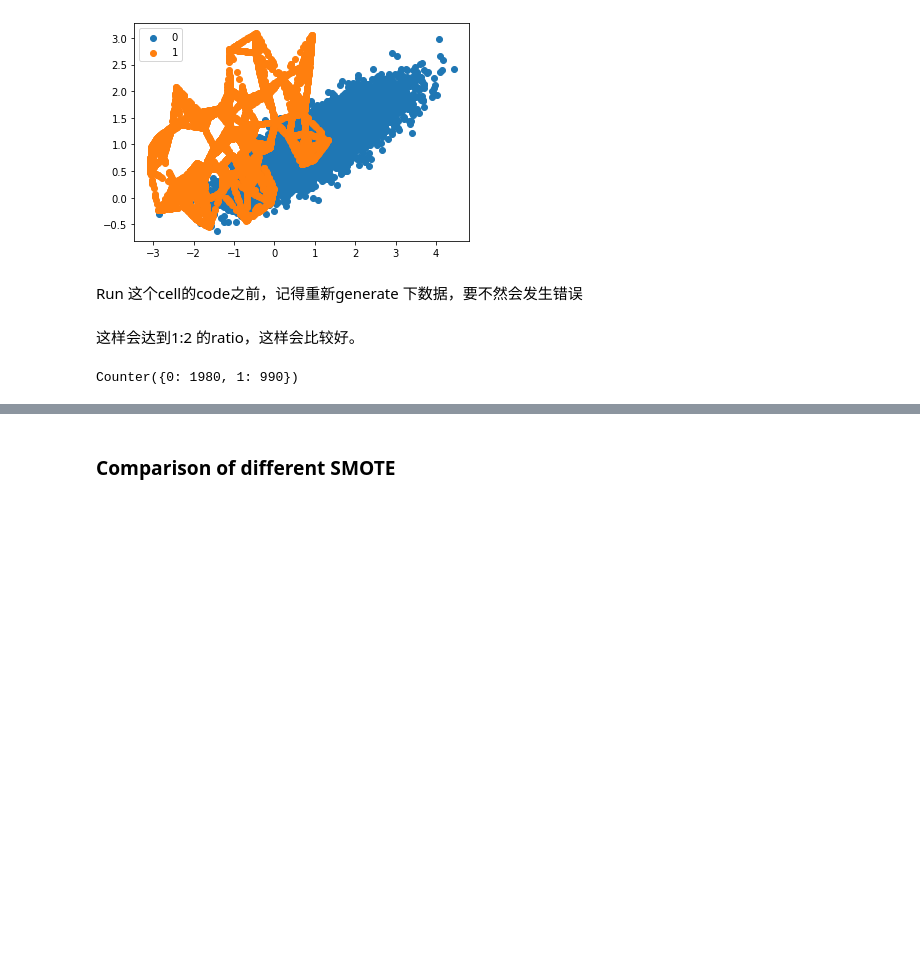
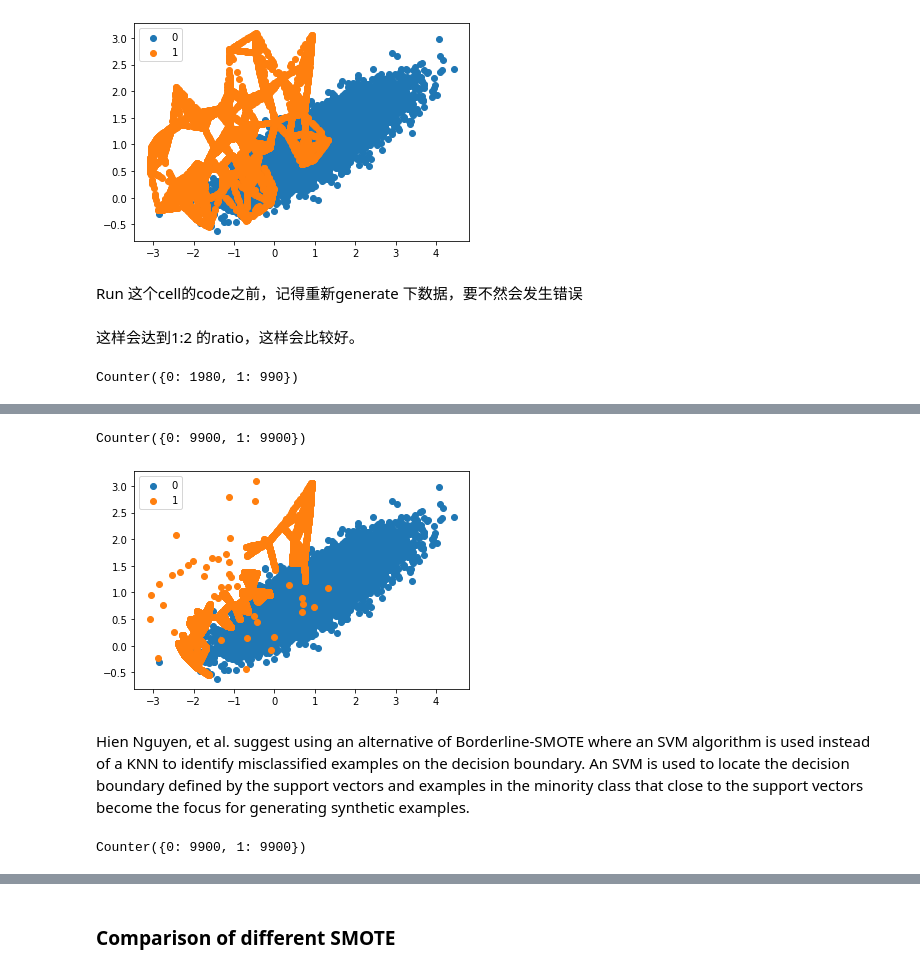
Before and after one commit to yeb2Binfang/ECE-GY-9163-ML-cyber, a Jupyter notebook: Lab/LR_Lab.ipynb, the cells around one changed output, grey strips where cells are left out. Cells and saved outputs as stored; diff of their text form; code cells hidden in the pictures; blank space fills up the shorter version.

```diff
--- a/Lab/LR_Lab.ipynb
+++ b/Lab/LR_Lab.ipynb
@@ -585,0 +598,17 @@ Counter({0: 1980, 1: 990})
+# %%
+oversample = BorderlineSMOTE()
+X, y = oversample.fit_resample(X, y)
+counter = Counter(y)
+print(counter)
+# %% [output]
+Counter({0: 9900, 1: 9900})
+# %%
+for label, _ in counter.items():
+  row_ix = where(y==label)[0]
+  plt.scatter(X[row_ix,0],X[row_ix,1],label=str(label))
+plt.legend()
+plt.show()
+# %% [output]
+[figure, added]
+# %% [markdown]
+Hien Nguyen, et al. suggest using an alternative of Borderline-SMOTE where an SVM algorithm is used instead of a KNN to identify misclassified examples on the decision boundary. An SVM is used to locate the decision boundary defined by the support vectors and examples in the minority class that close to the support vectors become the focus for generating synthetic examples.
@@ -585,0 +617,7 @@ Counter({0: 1980, 1: 990})
+# %%
+over = SVMSMOTE()
+X, y = over.fit_resample(X, y)
+counter = Counter(y)
+print(counter)
+# %% [output]
+Counter({0: 9900, 1: 9900})
```
Also changed, not shown: parts of 10 cells of this notebook.
